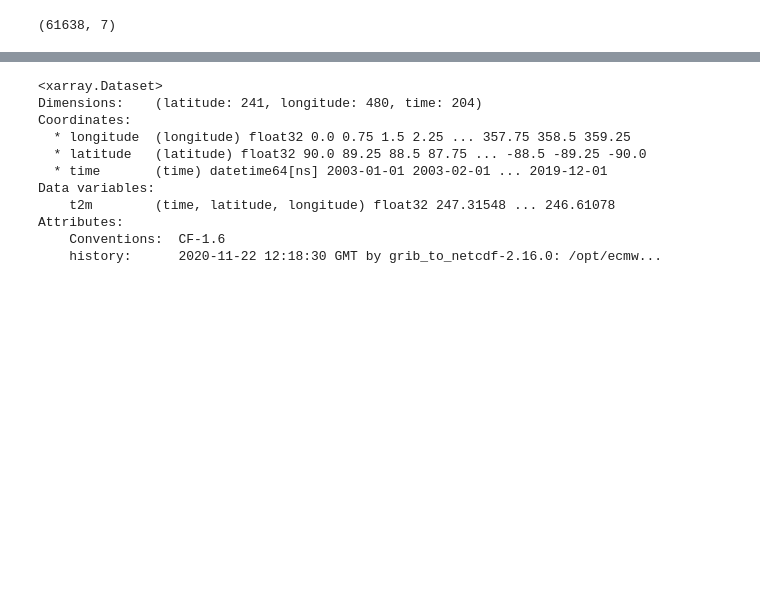
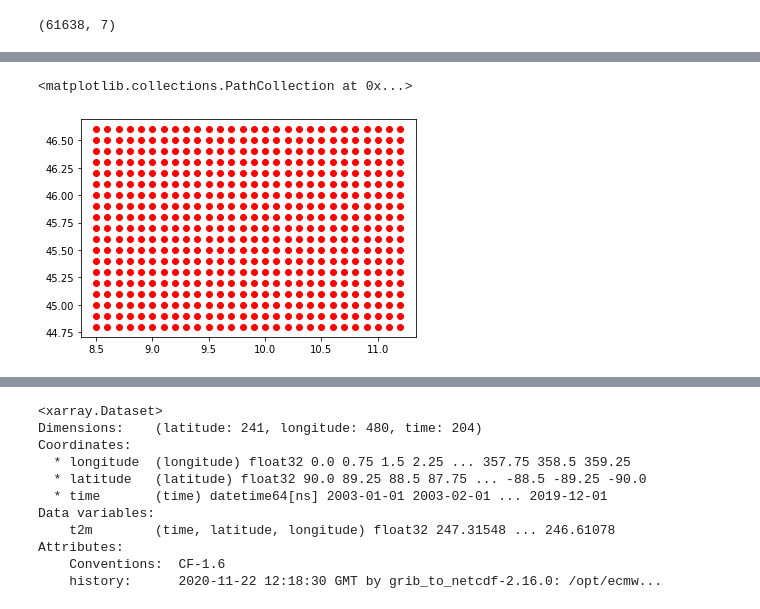
Before and after one commit to samuelexferri/unibg-statistic2, a Jupyter notebook: notebooks/data_3_preprocessing_regressors.ipynb, the cells around one changed output, grey strips where cells are left out. Drawn from its saved outputs; the diff is of its cells as text; code cells hidden in the pictures; blank space fills up the shorter version.

Commit message:
Add temperature

```diff
--- a/notebooks/data_3_preprocessing_regressors.ipynb
+++ b/notebooks/data_3_preprocessing_regressors.ipynb
@@ -11,0 +23,9 @@
+# %%
+# AMMONIACA
+import xarray as xr
+import matplotlib.pyplot as plt
+import numpy as np
+
+ds_ammoniaca = xr.load_dataset('../datasets/ammoniaca.nc')
+
+ds_ammoniaca
@@ -49,0 +97,20 @@ df.shape
+# %%
+lat_bounds = slice(46.65,44.75) # Invertiti
+lon_bounds = slice(8.5, 11.25)
+
+t2m = ds_temperature.t2m.sel(latitude=lat_bounds, longitude=lon_bounds)
+lai_hv = ds_temperature.lai_hv.sel(latitude=lat_bounds, longitude=lon_bounds)
+lai_lv = ds_temperature.lai_lv.sel(latitude=lat_bounds, longitude=lon_bounds)
+# %%
+lats = t2m.latitude
+lons = t2m.longitude
+
+coords = [(lat, lon) for lat in lats.to_series() for lon in lons.to_series().tolist()]
+
+lats = [coord[0] for coord in coords]
+lons = [coord[1] for coord in coords]
+
+plt.scatter(lons, lats, c='r')
+# %% [output]
+<matplotlib.collections.PathCollection at 0x...>
+[figure, added]
```
Also changed, not shown: parts of 40 cells of this notebook, 7 other files.
